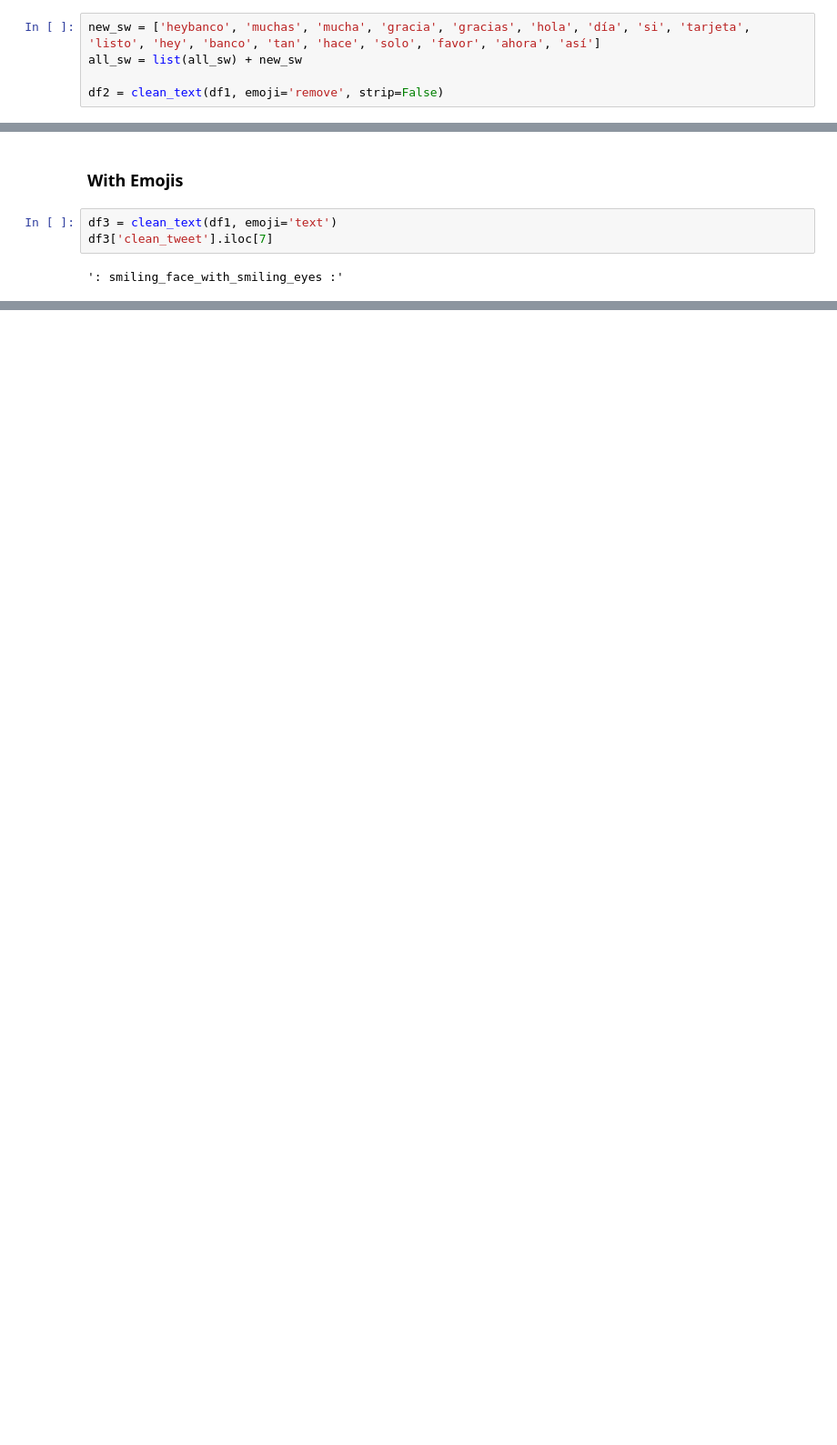
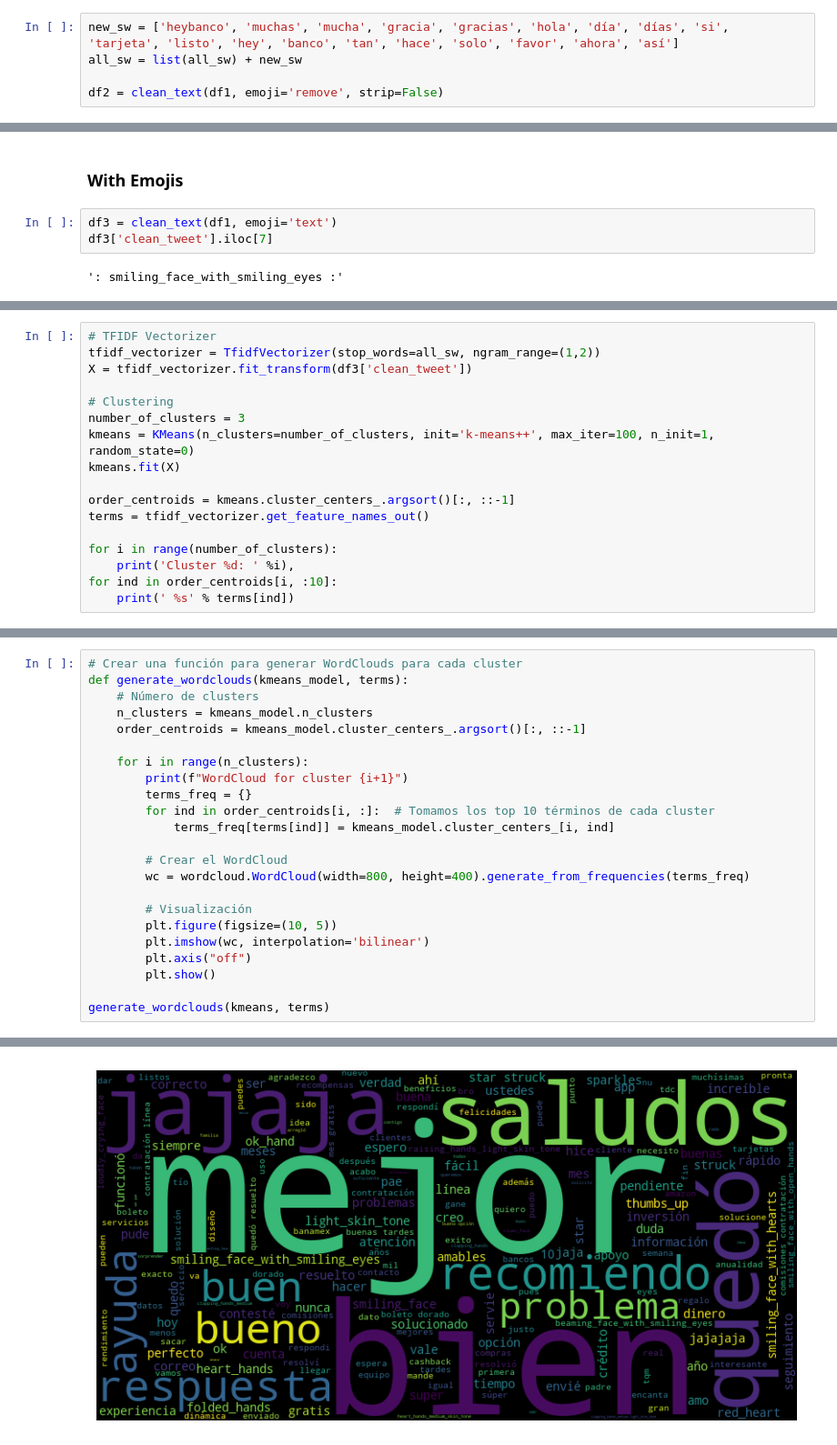
Before and after one commit to kw1013/Datathon-Hey-Banco, a Jupyter notebook: analysis.ipynb, the cells around one changed output, grey strips where cells are left out. Shown at 91% size. Saved outputs shown, nothing was run; the diff lists cells and outputs as text; blank space fills up the shorter version.

Commit message:
clusters

```diff
--- a/analysis.ipynb
+++ b/analysis.ipynb
@@ -68,7 +70,7 @@ plt.show()
 # %% [markdown]
 ### New stopwords
 # %%
-new_sw = ['heybanco', 'muchas', 'mucha', 'gracia', 'gracias', 'hola', 'día', 'si', 'tarjeta', 'listo', 'hey', 'banco', 'tan', 'hace', 'solo', 'favor', 'ahora', 'así']
+new_sw = ['heybanco', 'muchas', 'mucha', 'gracia', 'gracias', 'hola', 'día', 'días', 'si', 'tarjeta', 'listo', 'hey', 'banco', 'tan', 'hace', 'solo', 'favor', 'ahora', 'así']
 all_sw = list(all_sw) + new_sw
 
 df2 = clean_text(df1, emoji='remove', strip=False)
@@ -109,0 +114,17 @@ plt.show()
+# %%
+# TFIDF Vectorizer
+tfidf_vectorizer = TfidfVectorizer(stop_words=all_sw, ngram_range=(1,2))
+X = tfidf_vectorizer.fit_transform(df3['clean_tweet'])
+
+# Clustering
+number_of_clusters = 3
+kmeans = KMeans(n_clusters=number_of_clusters, init='k-means++', max_iter=100, n_init=1, random_state=0)
+kmeans.fit(X)
+
+order_centroids = kmeans.cluster_centers_.argsort()[:, ::-1]
+terms = tfidf_vectorizer.get_feature_names_out()
+
+for i in range(number_of_clusters):
+    print('Cluster %d: ' %i),
+for ind in order_centroids[i, :10]:
+    print(' %s' % terms[ind])
@@ -109,0 +145,24 @@ plt.show()
+# %%
+# Crear una función para generar WordClouds para cada cluster
+def generate_wordclouds(kmeans_model, terms):
+    # Número de clusters
+    n_clusters = kmeans_model.n_clusters
+    order_centroids = kmeans_model.cluster_centers_.argsort()[:, ::-1]
+
+    for i in range(n_clusters):
+        print(f"WordCloud for cluster {i+1}")
+        terms_freq = {}
+        for ind in order_centroids[i, :]:  # Tomamos los top 10 términos de cada cluster
+            terms_freq[terms[ind]] = kmeans_model.cluster_centers_[i, ind]
+
+        # Crear el WordCloud
+        wc = wordcloud.WordCloud(width=800, height=400).generate_from_frequencies(terms_freq)
+
+        # Visualización
+        plt.figure(figsize=(10, 5))
+        plt.imshow(wc, interpolation='bilinear')
+        plt.axis("off")
+        plt.show()
+
+generate_wordclouds(kmeans, terms)
+# %% [output]
@@ -109,0 +170 @@ plt.show()
+[figure, added]
```
Also changed, not shown: parts of 7 cells of this notebook.
